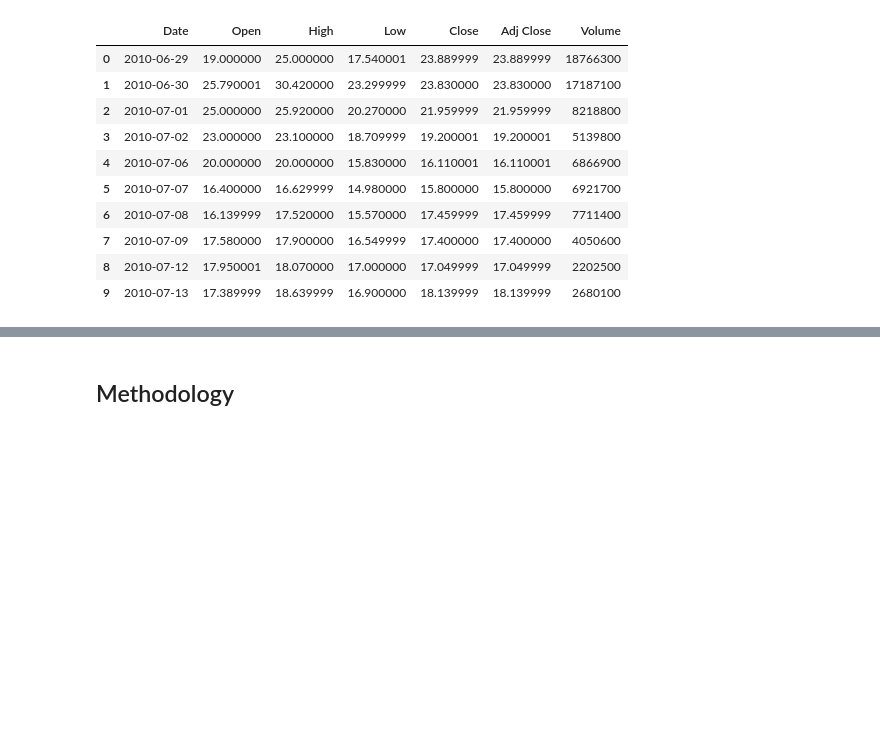
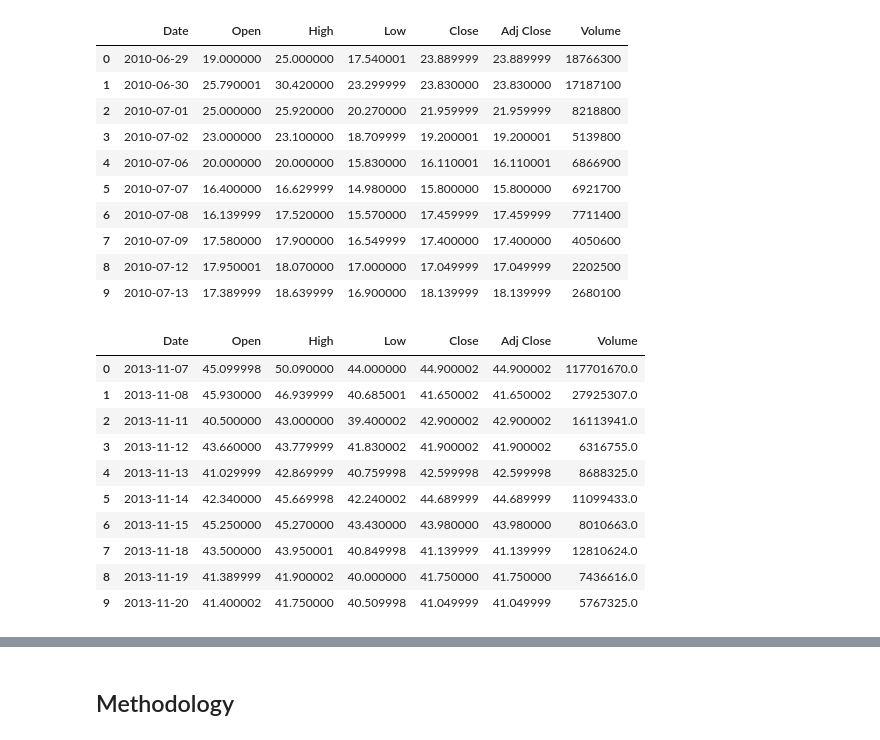
Before and after one commit to Pink-Programmer/AI-Application, a Jupyter notebook: Code/modify_data.ipynb, the cells around one changed output, grey strips where cells are left out. Drawn from its saved outputs; the diff is of its cells as text; code cells hidden in the pictures; blank space fills up the shorter version.

```diff
--- a/Code/modify_data.ipynb
+++ b/Code/modify_data.ipynb
@@ -68,3 +47,21 @@ trade_data_tesla.head(10)
 | 7 | 2010-07-09 | 17.580000 | 17.900000 | 16.549999 | 17.400000 | 17.400000 | 4050600 |
 | 8 | 2010-07-12 | 17.950001 | 18.070000 | 17.000000 | 17.049999 | 17.049999 | 2202500 |
 | 9 | 2010-07-13 | 17.389999 | 18.639999 | 16.900000 | 18.139999 | 18.139999 | 2680100 |
+# %%
+#Loading the csv file of Twitter and get data
+data = pd.DataFrame()
+path_data_twitter = '../Datasets/Original/Twitter.csv'
+trade_data_twitter = pd.read_csv(path_data_twitter ,sep = ',',)
+trade_data_twitter.head(10)
+# %% [output]
+|  | Date | Open | High | Low | Close | Adj Close | Volume |
+| 0 | 2013-11-07 | 45.099998 | 50.090000 | 44.000000 | 44.900002 | 44.900002 | 117701670.0 |
+| 1 | 2013-11-08 | 45.930000 | 46.939999 | 40.685001 | 41.650002 | 41.650002 | 27925307.0 |
+| 2 | 2013-11-11 | 40.500000 | 43.000000 | 39.400002 | 42.900002 | 42.900002 | 16113941.0 |
+| 3 | 2013-11-12 | 43.660000 | 43.779999 | 41.830002 | 41.900002 | 41.900002 | 6316755.0 |
+| 4 | 2013-11-13 | 41.029999 | 42.869999 | 40.759998 | 42.599998 | 42.599998 | 8688325.0 |
+| 5 | 2013-11-14 | 42.340000 | 45.669998 | 42.240002 | 44.689999 | 44.689999 | 11099433.0 |
+| 6 | 2013-11-15 | 45.250000 | 45.270000 | 43.430000 | 43.980000 | 43.980000 | 8010663.0 |
+| 7 | 2013-11-18 | 43.500000 | 43.950001 | 40.849998 | 41.139999 | 41.139999 | 12810624.0 |
+| 8 | 2013-11-19 | 41.389999 | 41.900002 | 40.000000 | 41.750000 | 41.750000 | 7436616.0 |
+| 9 | 2013-11-20 | 41.400002 | 41.750000 | 40.509998 | 41.049999 | 41.049999 | 5767325.0 |
```
Also changed, not shown: parts of 32 cells of this notebook.
